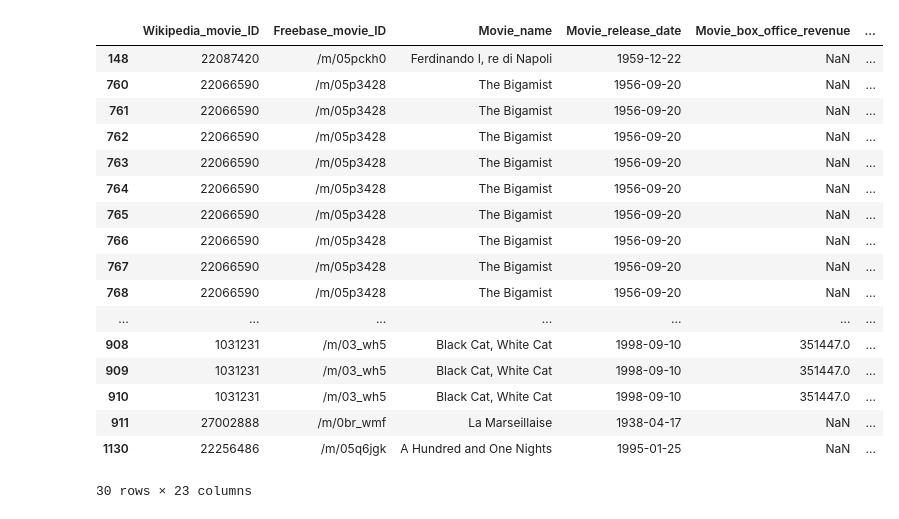
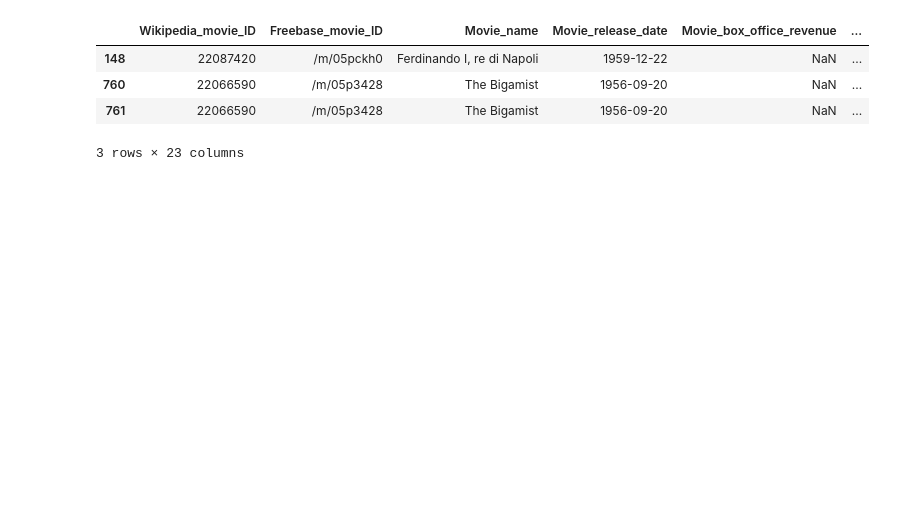
Before and after one commit to epfl-ada/ada-2024-project-ecureuilscosmiques24, a Jupyter notebook: projet_ADA.ipynb, the cells around one changed output. Saved outputs shown, nothing was run; the diff lists cells and outputs as text; code cells hidden in the pictures; blank space fills up the shorter version.

```diff
--- a/projet_ADA.ipynb
+++ b/projet_ADA.ipynb
@@ -29,6 +36,6 @@ char_col_name = ["Wikipedia_movie_ID",
     "Freebase_character_ID",
     "Freebase_actor_ID"]
 # %%
-df_movie = pd.read_csv('MovieSummaries/movie.metadata.tsv', delimiter = '\t', names = movie_col_name, header = None)
-df_char = pd.read_csv('MovieSummaries/character.metadata.tsv', delimiter = '\t', names = char_col_name, header = None)
+df_movie = pd.read_csv(data_folder+'movie.metadata.tsv', delimiter = '\t', names = movie_col_name, header = None)
+df_char = pd.read_csv(data_folder+'character.metadata.tsv', delimiter = '\t', names = char_col_name, header = None)
 # %%
@@ -100,0 +74,5 @@ dtype: object
+# %%
+merged_df['Movie_release_date'] = pd.to_datetime(merged_df['Movie_release_date'], errors='coerce').dt.normalize()
+merged_df['Actor_date_of_birth'] = pd.to_datetime(merged_df['Actor_date_of_birth'], errors='coerce').dt.normalize()
+
+print(merged_df.dtypes)
@@ -100,0 +125,13 @@ dtype: object
+# %%
+#Replace negative ages by NaN
+merged_df['Actor_age_at_movie_release'] = merged_df.query('Actor_age_at_movie_release > 0')['Actor_age_at_movie_release']
+#Replace heights superior to 3 meters by NaN
+merged_df['Actor_height_m'] = merged_df.query('Actor_height_m < 3')['Actor_height_m']
+#Replace null movie runtime by NaN
+merged_df['Movie_runtime'] = merged_df.query('Movie_runtime > 1')['Movie_runtime']
+#Replace movie runtime superior to 35 days to NaN
+merged_df['Movie_runtime'] = merged_df.query('Movie_runtime < 51420')['Movie_runtime']
+#Check if there is some movies are released after the actor birth and replace both by NaN
+merged_df[['Movie_release_date', 'Actor_date_of_birth']] = merged_df.query('Movie_release_date > Actor_date_of_birth')[['Movie_release_date', 'Actor_date_of_birth']]
+
+merged_df.describe()
@@ -112,6 +203,5 @@ print(count_age_incomplete)
 # %%
-merged_df['Movie_release_date'] = pd.to_datetime(merged_df['Movie_release_date'], errors='coerce')
-merged_df['Actor_date_of_birth'] = pd.to_datetime(merged_df['Actor_date_of_birth'], errors='coerce')
+#We compute the actors' ages
+merged_df.loc[age_mask,'Actor_age_at_movie_release'] = (merged_df['Movie_release_date'] - merged_df['Actor_date_of_birth']).dt.days // 365
 
-merged_df.loc[age_mask,'Actor_age_at_movie_release'] = (merged_df['Movie_release_date'] - merged_df['Actor_date_of_birth']).dt.days // 365
-# on ajoute l'âge de l'acteur au moment de la sortie comme étant la différence entre sa date de naissance et la date de sortie du film
+merged_df.describe()
@@ -331,23 +352,10 @@ data_age = merged_df_dr[merged_df_dr.Actor_age_at_movie_release.notnull()]
 data_ethn = merged_df_dr[merged_df_dr.Actor_ethnicity.notnull()]
 data_height = merged_df_dr[merged_df_dr.Actor_height_m.notnull()]
 # %%
-merged_df_dr[merged_df_dr.countries== "France"].head(30)
+merged_df_dr[merged_df_dr.countries== "France"].head(3)
 # %% [output]
 |  | Wikipedia_movie_ID | Freebase_movie_ID | Movie_name | Movie_release_date | Movie_box_office_revenue | ... |
 | 148 | 22087420 | /m/05pckh0 | Ferdinando I, re di Napoli | 1959-12-22 | NaN | ... |
 | 760 | 22066590 | /m/05p3428 | The Bigamist | 1956-09-20 | NaN | ... |
 | 761 | 22066590 | /m/05p3428 | The Bigamist | 1956-09-20 | NaN | ... |
-| 762 | 22066590 | /m/05p3428 | The Bigamist | 1956-09-20 | NaN | ... |
-| 763 | 22066590 | /m/05p3428 | The Bigamist | 1956-09-20 | NaN | ... |
-| 764 | 22066590 | /m/05p3428 | The Bigamist | 1956-09-20 | NaN | ... |
-| 765 | 22066590 | /m/05p3428 | The Bigamist | 1956-09-20 | NaN | ... |
-| 766 | 22066590 | /m/05p3428 | The Bigamist | 1956-09-20 | NaN | ... |
-| 767 | 22066590 | /m/05p3428 | The Bigamist | 1956-09-20 | NaN | ... |
-| 768 | 22066590 | /m/05p3428 | The Bigamist | 1956-09-20 | NaN | ... |
-| ... | ... | ... | ... | ... | ... | ... |
-| 908 | 1031231 | /m/03_wh5 | Black Cat, White Cat | 1998-09-10 | 351447.0 | ... |
-| 909 | 1031231 | /m/03_wh5 | Black Cat, White Cat | 1998-09-10 | 351447.0 | ... |
-| 910 | 1031231 | /m/03_wh5 | Black Cat, White Cat | 1998-09-10 | 351447.0 | ... |
-| 911 | 27002888 | /m/0br_wmf | La Marseillaise | 1938-04-17 | NaN | ... |
-| 1130 | 22256486 | /m/05q6jgk | A Hundred and One Nights | 1995-01-25 | NaN | ... |
-30 rows × 23 columns
+3 rows × 23 columns
```
Also changed, not shown: parts of 41 cells of this notebook.
